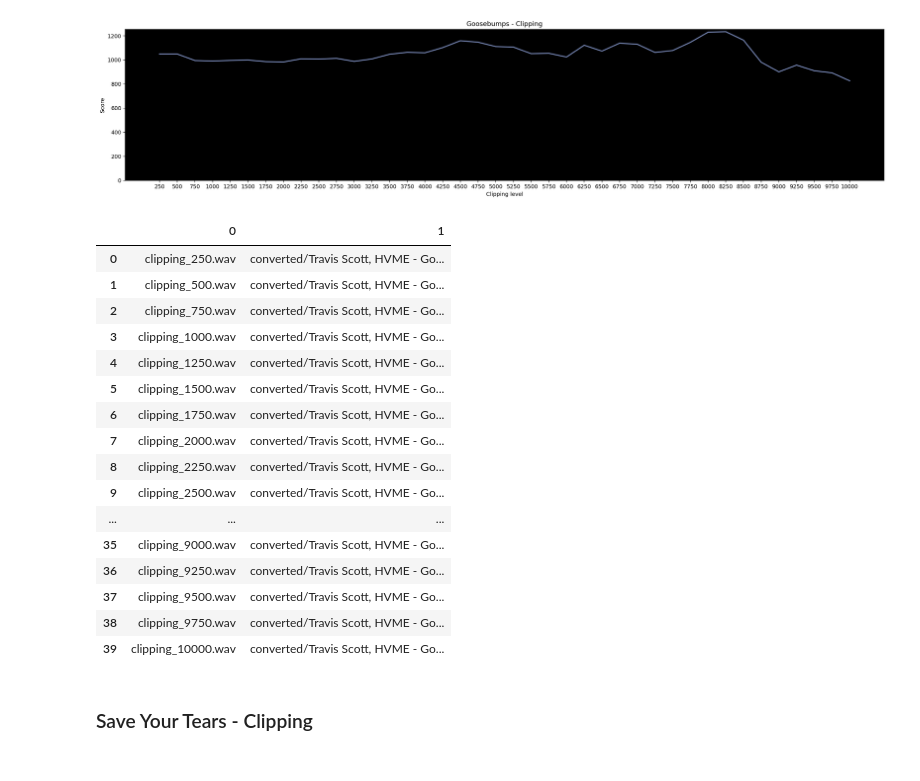
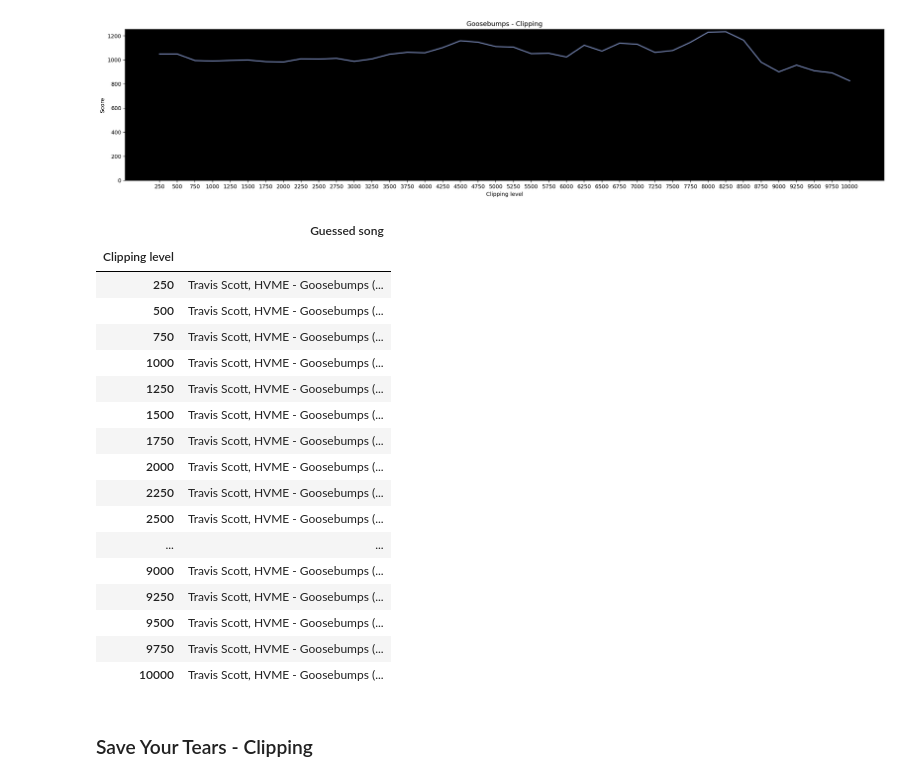
Before and after one commit to exdsgift/Shazam-Clone, a Jupyter notebook: integrazione.ipynb, the cells around one changed output. Saved outputs shown, nothing was run; the diff lists cells and outputs as text; code cells hidden in the pictures.

```diff
--- a/integrazione.ipynb
+++ b/integrazione.ipynb
@@ -188,27 +200,31 @@ plt.ylim(0)
 plt.show()
 # %% [output]
 [figure]
-# %%
-df = pd.DataFrame(list_of_right_songs.items())
-df
-# %% [output]
-|  | 0 | 1 |
-| 0 | clipping_250.wav | converted/Travis Scott, HVME - Go... |
-| 1 | clipping_500.wav | converted/Travis Scott, HVME - Go... |
-| 2 | clipping_750.wav | converted/Travis Scott, HVME - Go... |
-| 3 | clipping_1000.wav | converted/Travis Scott, HVME - Go... |
-| 4 | clipping_1250.wav | converted/Travis Scott, HVME - Go... |
-| 5 | clipping_1500.wav | converted/Travis Scott, HVME - Go... |
-| 6 | clipping_1750.wav | converted/Travis Scott, HVME - Go... |
-| 7 | clipping_2000.wav | converted/Travis Scott, HVME - Go... |
-| 8 | clipping_2250.wav | converted/Travis Scott, HVME - Go... |
-| 9 | clipping_2500.wav | converted/Travis Scott, HVME - Go... |
-| ... | ... | ... |
-| 35 | clipping_9000.wav | converted/Travis Scott, HVME - Go... |
-| 36 | clipping_9250.wav | converted/Travis Scott, HVME - Go... |
-| 37 | clipping_9500.wav | converted/Travis Scott, HVME - Go... |
-| 38 | clipping_9750.wav | converted/Travis Scott, HVME - Go... |
-| 39 | clipping_10000.wav | converted/Travis Scott, HVME - Go... |
+# %%
+df = pd.DataFrame(list_of_right_songs.items(), columns = ['Clipping level', 'Guessed song'])
+df['Clipping level'] = df['Clipping level'].apply(lambda x: x.replace('clipping_', '').strip('.wav'))
+df['Guessed song'] = df['Guessed song'].apply(lambda x: x.strip('.wav').strip('converted/'))
+df.set_index('Clipping level', inplace = True)
+df
+# %% [output]
+|  | Guessed song |
+| Clipping level |  |
+| 250 | Travis Scott, HVME - Goosebumps (... |
+| 500 | Travis Scott, HVME - Goosebumps (... |
+| 750 | Travis Scott, HVME - Goosebumps (... |
+| 1000 | Travis Scott, HVME - Goosebumps (... |
+| 1250 | Travis Scott, HVME - Goosebumps (... |
+| 1500 | Travis Scott, HVME - Goosebumps (... |
+| 1750 | Travis Scott, HVME - Goosebumps (... |
+| 2000 | Travis Scott, HVME - Goosebumps (... |
+| 2250 | Travis Scott, HVME - Goosebumps (... |
+| 2500 | Travis Scott, HVME - Goosebumps (... |
+| ... | ... |
+| 9000 | Travis Scott, HVME - Goosebumps (... |
+| 9250 | Travis Scott, HVME - Goosebumps (... |
+| 9500 | Travis Scott, HVME - Goosebumps (... |
+| 9750 | Travis Scott, HVME - Goosebumps (... |
+| 10000 | Travis Scott, HVME - Goosebumps (... |
 # %% [markdown]
 ### Save Your Tears - Clipping
 # %%
```
Also changed, not shown: parts of 22 cells of this notebook, 1 other file.
